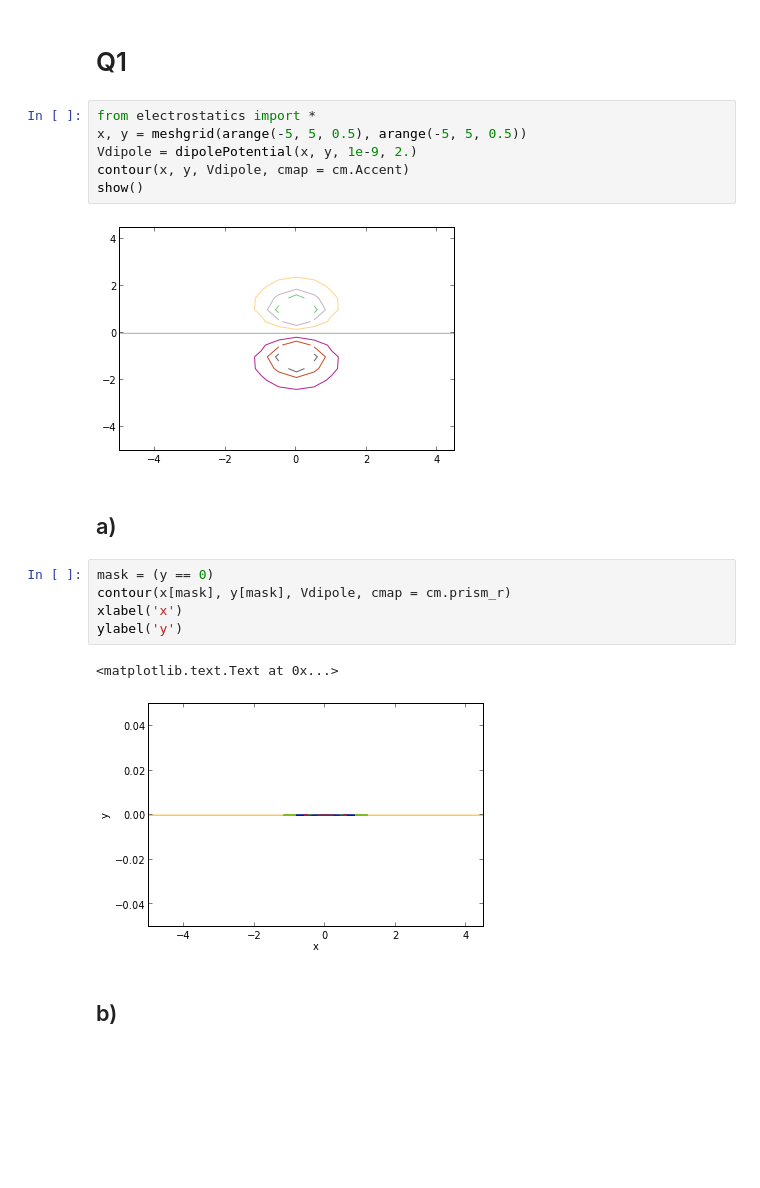
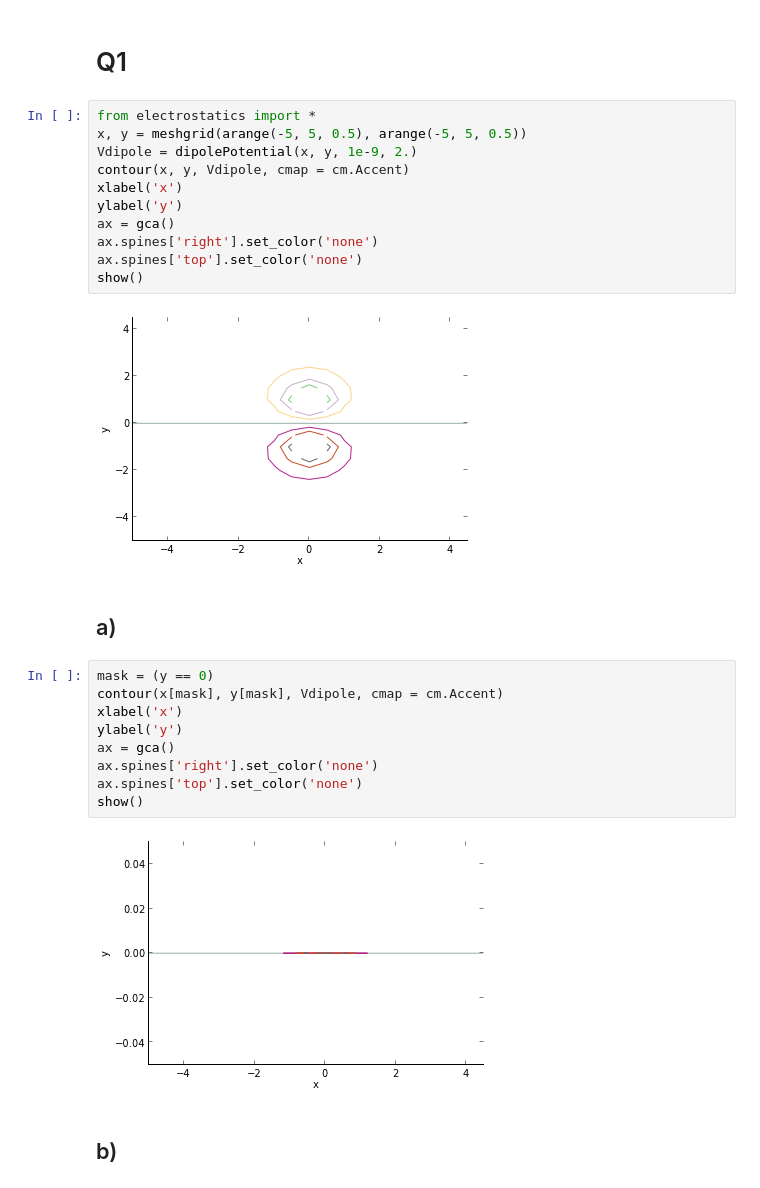
Before and after one commit to jeziegle/PHYS202-S13, a Jupyter notebook: Week4/InterpAndDiffEx3.ipynb, the cells around one changed output. Cells and saved outputs as stored; diff of their text form; blank space fills up the shorter version.

```diff
--- a/Week4/InterpAndDiffEx3.ipynb
+++ b/Week4/InterpAndDiffEx3.ipynb
@@ -4,22 +4,30 @@ Q1
 # %%
 from electrostatics import *
 x, y = meshgrid(arange(-5, 5, 0.5), arange(-5, 5, 0.5))
 Vdipole = dipolePotential(x, y, 1e-9, 2.)
 contour(x, y, Vdipole, cmap = cm.Accent)
+xlabel('x')
+ylabel('y')
+ax = gca()
+ax.spines['right'].set_color('none')
+ax.spines['top'].set_color('none')
 show()
 # %% [output]
-[figure, old version]
+[figure, new version]
 # %% [markdown]
 a)
 -
 # %%
 mask = (y == 0)
-contour(x[mask], y[mask], Vdipole, cmap = cm.prism_r)
+contour(x[mask], y[mask], Vdipole, cmap = cm.Accent)
 xlabel('x')
 ylabel('y')
+ax = gca()
+ax.spines['right'].set_color('none')
+ax.spines['top'].set_color('none')
+show()
 # %% [output]
-<matplotlib.text.Text at 0x...>
-[figure, old version]
+[figure, new version]
 # %% [markdown]
 b)
 -
```
Also changed, not shown: parts of 20 cells of this notebook.
